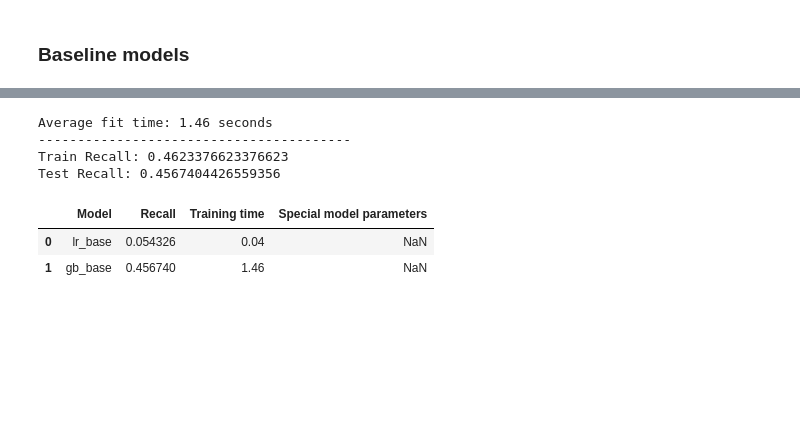
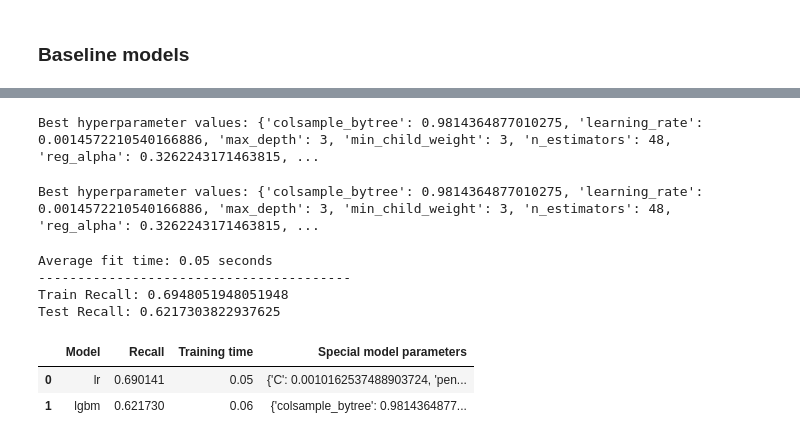
Before and after one commit to dkalenov/bank-customer-churn-prediction, a Jupyter notebook: Bank_customer_churn_prediction.ipynb, the cells around one changed output, grey strips where cells are left out. Cells and saved outputs as stored; diff of their text form; code cells hidden in the pictures; blank space fills up the shorter version.

Commit message:
LGBM & LogisticClassifier (72%)

```diff
--- a/Bank_customer_churn_prediction.ipynb
+++ b/Bank_customer_churn_prediction.ipynb
@@ -940,8 +995,9 @@ Test Recall: 0.05432595573440644
 # %%
 # Create a temporary dataframe with trained models results
-temp_df = pd.DataFrame({'Model': ['lr_base'],
+temp_df = pd.DataFrame({'Model': ['lr'],
                         'Recall': [recall_test],
                         'Training time': [fit_time_mean],
+                        'Special model parameters': [best]
                         })
 models_df = pd.concat([models_df, temp_df], ignore_index=True)
 
@@ -954,18 +1054,56 @@ models_df
+# %%
+# Let's continue to look for the most optimal parameters
+
+best = fmin(hyperopt_lgbm,  # our function
+            space=space,  # hyperparameter space
+            algo=tpe.suggest,  # optimization algorithm, set by default, not required to specify
+            max_evals=300,  # maximum number of iterations
+            trials=trials,  # logging results
+            rstate=np.random.default_rng(42)  # set for result reproducibility
+           )
+print(f"Best hyperparameter values: {best}")
+# %% [output]
+Best hyperparameter values: {'colsample_bytree': 0.9814364877010275, 'learning_rate': 0.0014572210540166886, 'max_depth': 3, 'min_child_weight': 3, 'n_estimators': 48, 'reg_alpha': 0.3262243171463815, ...
+# %%
+# Let's continue to look for the most optimal parameters
+
+best = fmin(hyperopt_lgbm,  # our function
+            space=space,  # hyperparameter space
+            algo=tpe.suggest,  # optimization algorithm, set by default, not required to specify
+            max_evals=400,  # maximum number of iterations
+            trials=trials,  # logging results
+            rstate=np.random.default_rng(42)  # set for result reproducibility
+           )
+print(f"Best hyperparameter values: {best}")
+# %% [output]
+Best hyperparameter values: {'colsample_bytree': 0.9814364877010275, 'learning_rate': 0.0014572210540166886, 'max_depth': 3, 'min_child_weight': 3, 'n_estimators': 48, 'reg_alpha': 0.3262243171463815, ...
+# %%
+best_params = {
+    'n_estimators': best['n_estimators'],
+    'learning_rate': best['learning_rate'],
+    'max_depth': best['max_depth'],
+    'min_child_weight': best['min_child_weight'],
+    'subsample': best['subsample'],
+    'colsample_bytree': best['colsample_bytree'],
+    'reg_alpha': best['reg_alpha'],
+    'reg_lambda': best['reg_lambda']
+}
+
+lgbm = LGBMClassifier(class_weight='balanced', verbosity=-1, random_state=42, **best_params)
 # %%
-from sklearn.ensemble import GradientBoostingClassifier
+from sklearn.linear_model import LogisticRegression
 
-gb_base =  GradientBoostingClassifier(random_state=42)
 
 #Cross-validation to evaluate the model
-y_train_predict = model_selection.cross_val_predict(estimator=gb_base, X=X_train, y=y_train, cv=5)
-y_test_predict = model_selection.cross_val_predict(estimator=gb_base, X=X_test, y=y_test, cv=5)
+y_train_predict = model_selection.cross_val_predict(estimator=lgbm, X=X_train_scaled, y=y_train, cv=5)
+y_test_predict = model_selection.cross_val_predict(estimator=lgbm, X=X_test_scaled, y=y_test, cv=5)
 
 # Calculate the recall score
 recall_train = metrics.recall_score(y_train, y_train_predict)
 recall_test = metrics.recall_score(y_test, y_test_predict)
 
 # Use cross_validate to perform cross-validation and get scores for multiple metrics
-scores = model_selection.cross_validate(gb_base, X_train, y_train, cv=5, scoring='recall', return_train_score=True)
+scores = model_selection.cross_validate(lgbm, X_train_scaled, y_train, cv=5, scoring='recall', return_train_score=True)
 
 # Calculate the average fit time across different cross-validation folds
 fit_time_mean = round(np.mean(scores['fit_time']), 2)
@@ -976,20 +1114,21 @@ print('-' * 40)
 print(f"Train Recall: {recall_train}")
 print(f"Test Recall: {recall_test}")
 # %% [output]
-Average fit time: 1.46 seconds
+Average fit time: 0.05 seconds
 ----------------------------------------
-Train Recall: 0.4623376623376623
-Test Recall: 0.4567404426559356
+Train Recall: 0.6948051948051948
+Test Recall: 0.6217303822937625
 # %%
 # Create a temporary dataframe with trained models results
-temp_df = pd.DataFrame({'Model': ['gb_base'],
+temp_df = pd.DataFrame({'Model': ['lgbm'],
                         'Recall': [recall_test],
                         'Training time': [fit_time_mean],
+                        'Special model parameters': [best]
                         })
 models_df = pd.concat([models_df, temp_df], ignore_index=True)
 
 models_df
 # %% [output]
 |  | Model | Recall | Training time | Special model parameters |
-| 0 | lr_base | 0.054326 | 0.04 | NaN |
-| 1 | gb_base | 0.456740 | 1.46 | NaN |
+| 0 | lr | 0.690141 | 0.05 | {'C': 0.0010162537488903724, 'pen... |
+| 1 | lgbm | 0.621730 | 0.06 | {'colsample_bytree': 0.9814364877... |
```
Also changed, not shown: parts of 26 cells of this notebook.
